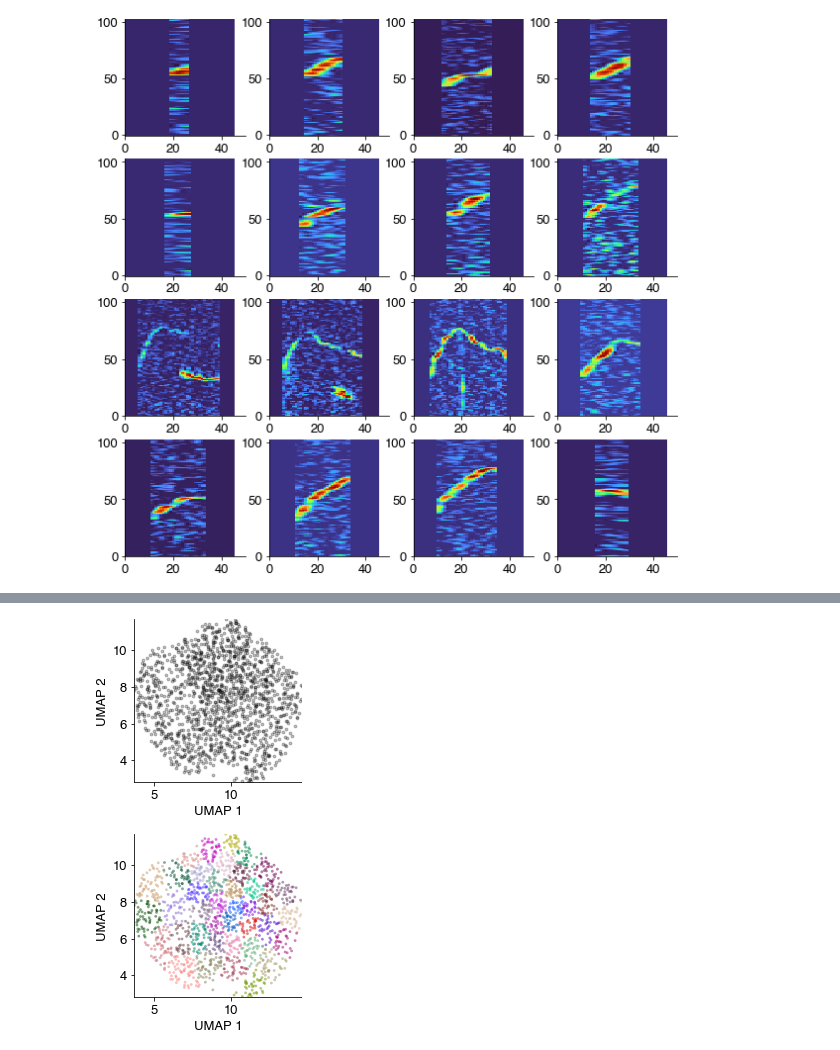
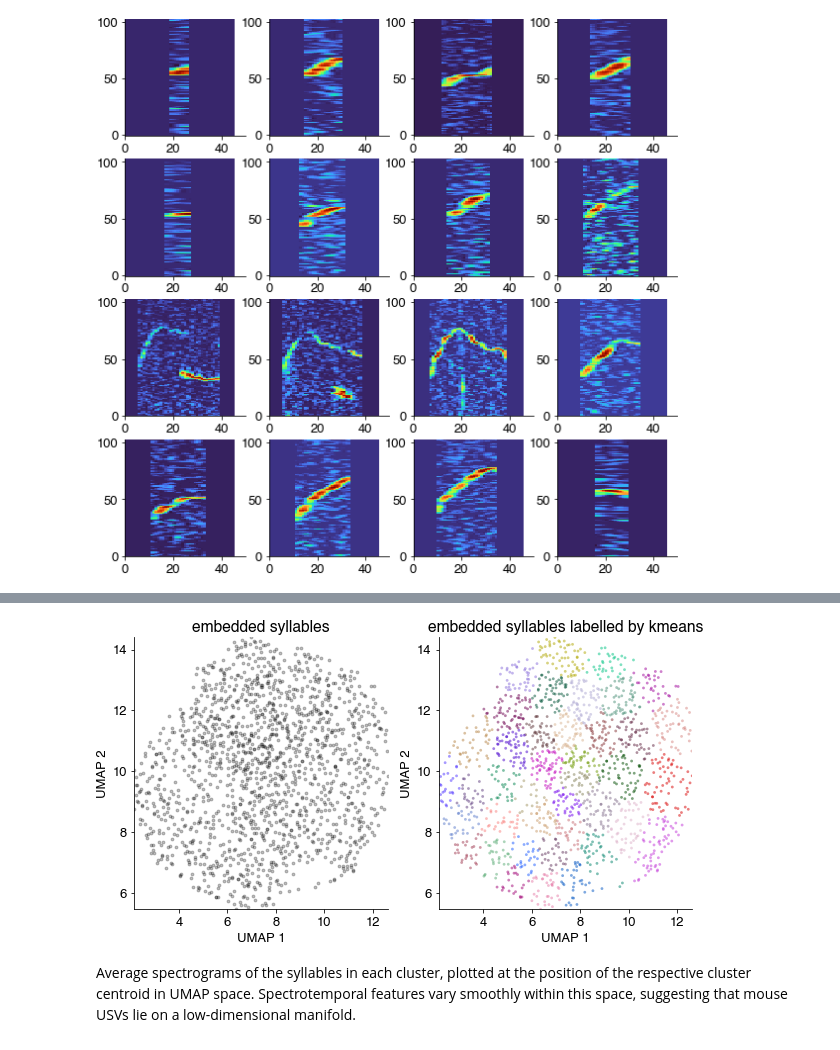
Before and after one commit to ishine/das, a Jupyter notebook: _sources/unsupervised/mice.ipynb, the cells around one changed output, grey strips where cells are left out. Cells and saved outputs as stored; diff of their text form; code cells hidden in the pictures.

```diff
--- a/_sources/unsupervised/mice.ipynb
+++ b/_sources/unsupervised/mice.ipynb
@@ -86,2 +102,3 @@ spec_flat = np.array(spec_flat)
 # %%
 out = umap.UMAP(min_dist=0.5).fit_transform(spec_flat)
+k_centroid, k_labels = scipy.cluster.vq.kmeans2(out, k=40)
@@ -88,9 +108,19 @@ out = umap.UMAP(min_dist=0.5).fit_transform(spec_flat)
 # %%
-plt.figure(figsize=(3, 3))
+plt.figure(figsize=(10, 5))
+plt.subplot(121)
 plt.scatter(out[:,0], out[:,1], c='k', alpha=0.25, s=8)
 plt.axis('tight')
 plt.xlabel('UMAP 1')
 plt.ylabel('UMAP 2')
+plt.title('embedded syllables')
+
+plt.subplot(122)
+plt.scatter(out[:,0], out[:,1], c=k_labels, cmap='cet_glasbey_dark', alpha=0.5, s=8, edgecolor='none')
+plt.axis('tight')
+plt.xlabel('UMAP 1')
+plt.ylabel('UMAP 2')
+plt.title('embedded syllables labelled by kmeans')
+
 plt.show()
 # %% [output]
-[figure, old version]
+[figure, new version]
@@ -100,12 +127,5 @@ k_centroid, k_labels = kmeans2(out, k=40)
-# %%
-plt.figure(figsize=(3, 3))
-plt.scatter(out[:,0], out[:,1], c=k_labels, cmap='cet_glasbey_dark', alpha=0.5, s=8, edgecolor='none')
-plt.axis('tight')
-plt.xlabel('UMAP 1')
-plt.ylabel('UMAP 2')
-plt.show()
-# %% [output]
-[figure, removed]
+# %% [markdown]
+Average spectrograms of the syllables in each cluster, plotted at the position of the respective cluster centroid in UMAP space. Spectrotemporal features vary smoothly within this space, suggesting that mouse USVs lie on a low-dimensional manifold.
 # %%
 fig = plt.figure(figsize=(12, 12))
 ax = plt.axes()
```
Also changed, not shown: parts of 14 cells of this notebook, 45 other files.
